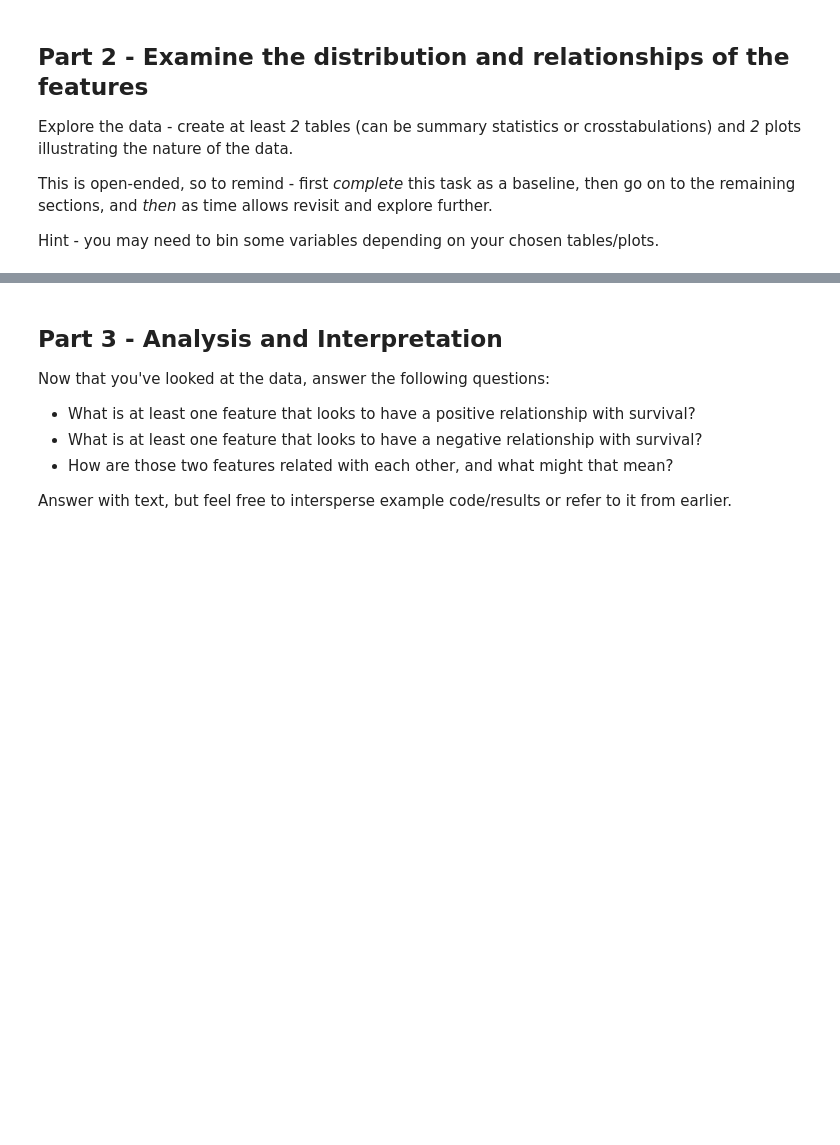
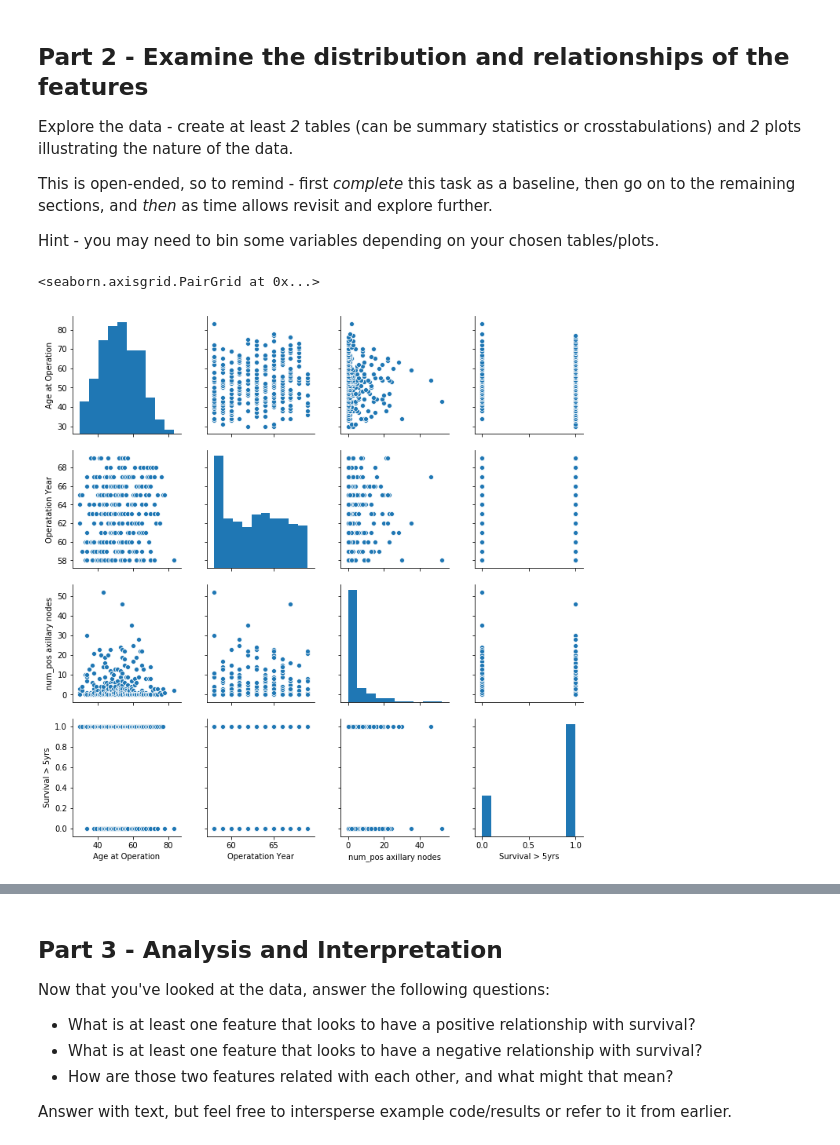
Before and after one commit to AndrewMarksArt/CS_Python_HW, a Jupyter notebook: DS_Unit_1_Sprint_Challenge_1.ipynb, the cells around one changed output, grey strips where cells are left out. Drawn from its saved outputs; the diff is of its cells as text; code cells hidden in the pictures; blank space fills up the shorter version.

Commit message:
Finished part one, have two tables, seaborn pairplot, histogram and scatter plot

```diff
--- a/DS_Unit_1_Sprint_Challenge_1.ipynb
+++ b/DS_Unit_1_Sprint_Challenge_1.ipynb
@@ -49,7 +49,7 @@ df.head()
 | 3 | 31 | 59 | 2 | 1 |
 | 4 | 31 | 65 | 4 | 1 |
 # %%
-columns = ['Age at Operation', 'Operatation Year', 'num_pos axillary nodes', 'Survival']
+columns = ['Age at Operation', 'Operatation Year', 'num_pos axillary nodes', 'Survival > 5yrs']
 # %%
 df.columns = columns
 # %%
@@ -75,0 +96,3 @@ dtype: int64
+# %%
+df['Survival'] = np.where(df['Survival'] == 1, 1, 0)
+df['Survival'].head()
@@ -83,3 +122,7 @@ This is open-ended, so to remind - first *complete* this task as a baseline, the
 Hint - you may need to bin some variables depending on your chosen tables/plots.
 # %%
 # TODO
+sns.pairplot(df)
+# %% [output]
+<seaborn.axisgrid.PairGrid at 0x...>
+[figure, added]
```
Also changed, not shown: parts of 11 cells of this notebook.
